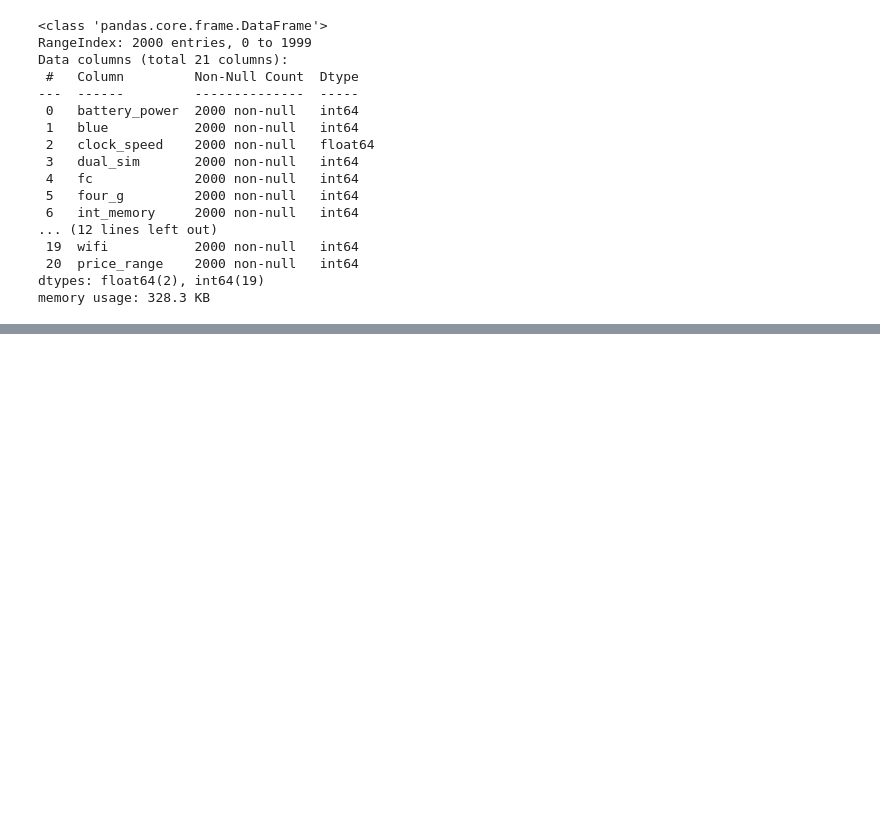
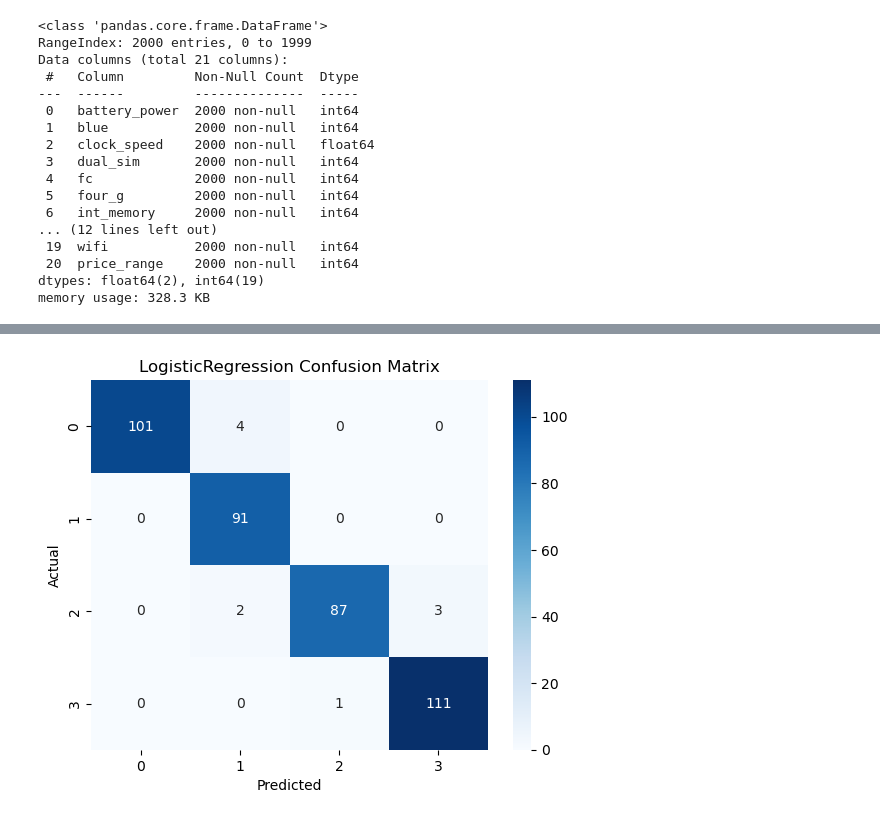
Before and after one commit to rshewatkar/ML_internship, a Jupyter notebook: Mobile Phone Pricing/Mobile_Phone_Pricing.ipynb, the cells around one changed output, grey strips where cells are left out. Cells and saved outputs as stored; diff of their text form; code cells hidden in the pictures; blank space fills up the shorter version.

```diff
--- a/Mobile Phone Pricing/Mobile_Phone_Pricing.ipynb
+++ b/Mobile Phone Pricing/Mobile_Phone_Pricing.ipynb
@@ -676,0 +121,3 @@ plt.gca().spines[['top', 'right']].set_visible(False)
+# %%
+numerical_cols  = X.select_dtypes(include=['int64','float64']).columns.tolist()
+numerical_cols
@@ -676,0 +148,11 @@ plt.gca().spines[['top', 'right']].set_visible(False)
+# %%
+# Preprocessing pipeline
+numeric_transformer = Pipeline(steps=[
+                    ('imputer', SimpleImputer(strategy='median')),
+                    ('scaler', StandardScaler()) ])
+
+
+preprocessor = ColumnTransformer(
+    transformers=[('num', numeric_transformer, numerical_cols) ])
+
+numeric_transformer
@@ -676,0 +198,15 @@ plt.gca().spines[['top', 'right']].set_visible(False)
+# %%
+def plot_confusion_matrix(y_true, y_pred, model_name="Model"):
+    cm = confusion_matrix(y_true, y_pred)
+    sns.heatmap(cm, annot=True, fmt="d", cmap="Blues")
+    plt.title(f"{model_name} Confusion Matrix")
+    plt.xlabel("Predicted")
+    plt.ylabel("Actual")
+    plt.show()
+# %%
+# Logistic Regression
+lr_pipeline = Pipeline(steps=[('preprocessor', preprocessor),
+                              ('model', LogisticRegression(multi_class='multinomial', max_iter=1000))])
+lr_pipeline.fit(X_train, y_train)
+lr_preds = lr_pipeline.predict(X_test)
+lr_pipeline
@@ -676,0 +251,4 @@ plt.gca().spines[['top', 'right']].set_visible(False)
+# %%
+plot_confusion_matrix(y_test, lr_preds, model_name="LogisticRegression")
+# %% [output]
+[figure, added]
```
Also changed, not shown: parts of 98 cells of this notebook, 1 other file.
